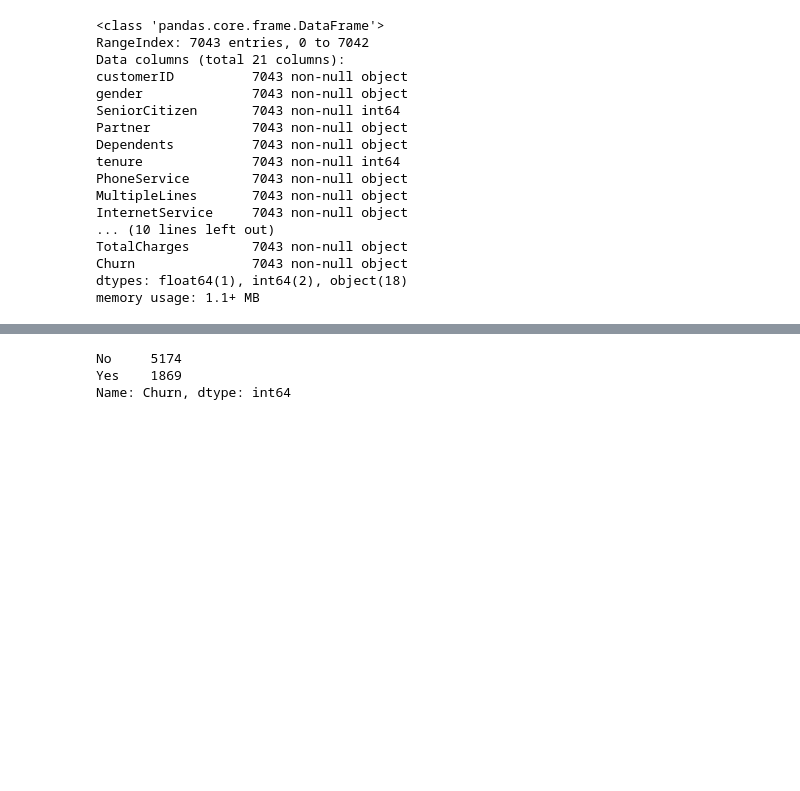
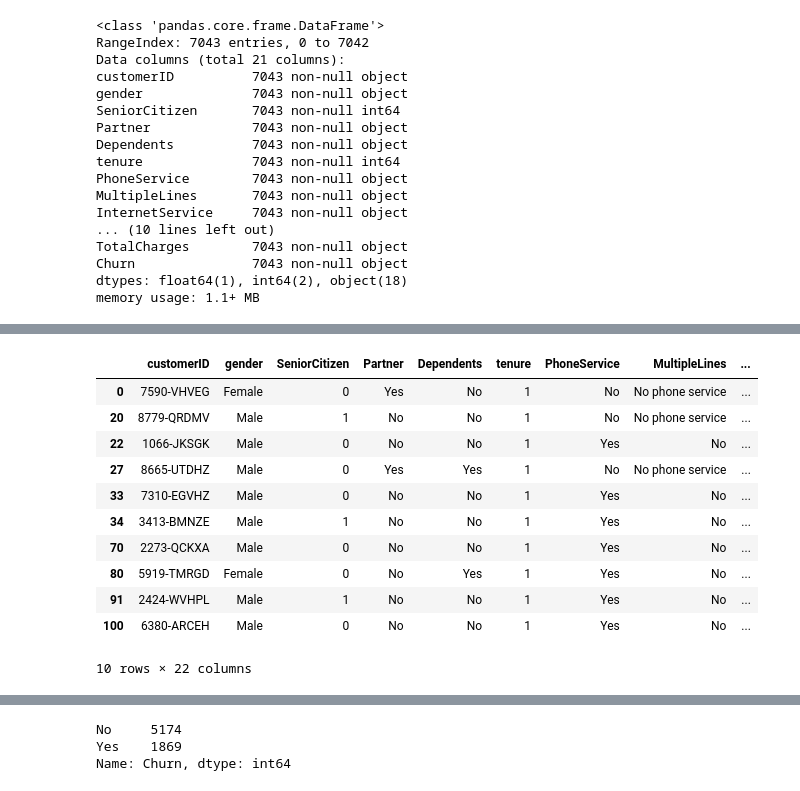
Before and after one commit to grantaguinaldo/mlnd-capstone, a Jupyter notebook: working/mlnd-capstone.ipynb, the cells around one changed output, grey strips where cells are left out. Saved outputs shown, nothing was run; the diff lists cells and outputs as text; code cells hidden in the pictures; blank space fills up the shorter version.

```diff
--- a/working/mlnd-capstone.ipynb
+++ b/working/mlnd-capstone.ipynb
@@ -40,0 +108,16 @@ memory usage: 1.1+ MB
+# %%
+df_1 = df[df['tenure'] == 1]
+df_1.head(10)
+# %% [output]
+|  | customerID | gender | SeniorCitizen | Partner | Dependents | tenure | PhoneService | MultipleLines | ... |
+| 0 | 7590-VHVEG | Female | 0 | Yes | No | 1 | No | No phone service | ... |
+| 20 | 8779-QRDMV | Male | 1 | No | No | 1 | No | No phone service | ... |
+| 22 | 1066-JKSGK | Male | 0 | No | No | 1 | Yes | No | ... |
+| 27 | 8665-UTDHZ | Male | 0 | Yes | Yes | 1 | No | No phone service | ... |
+| 33 | 7310-EGVHZ | Male | 0 | No | No | 1 | Yes | No | ... |
+| 34 | 3413-BMNZE | Male | 1 | No | No | 1 | Yes | No | ... |
+| 70 | 2273-QCKXA | Male | 0 | No | No | 1 | Yes | No | ... |
+| 80 | 5919-TMRGD | Female | 0 | No | Yes | 1 | Yes | No | ... |
+| 91 | 2424-WVHPL | Male | 1 | No | No | 1 | Yes | No | ... |
+| 100 | 6380-ARCEH | Male | 0 | No | No | 1 | Yes | No | ... |
+10 rows × 22 columns
```
Also changed, not shown: parts of 17 cells of this notebook, 1 other file.
